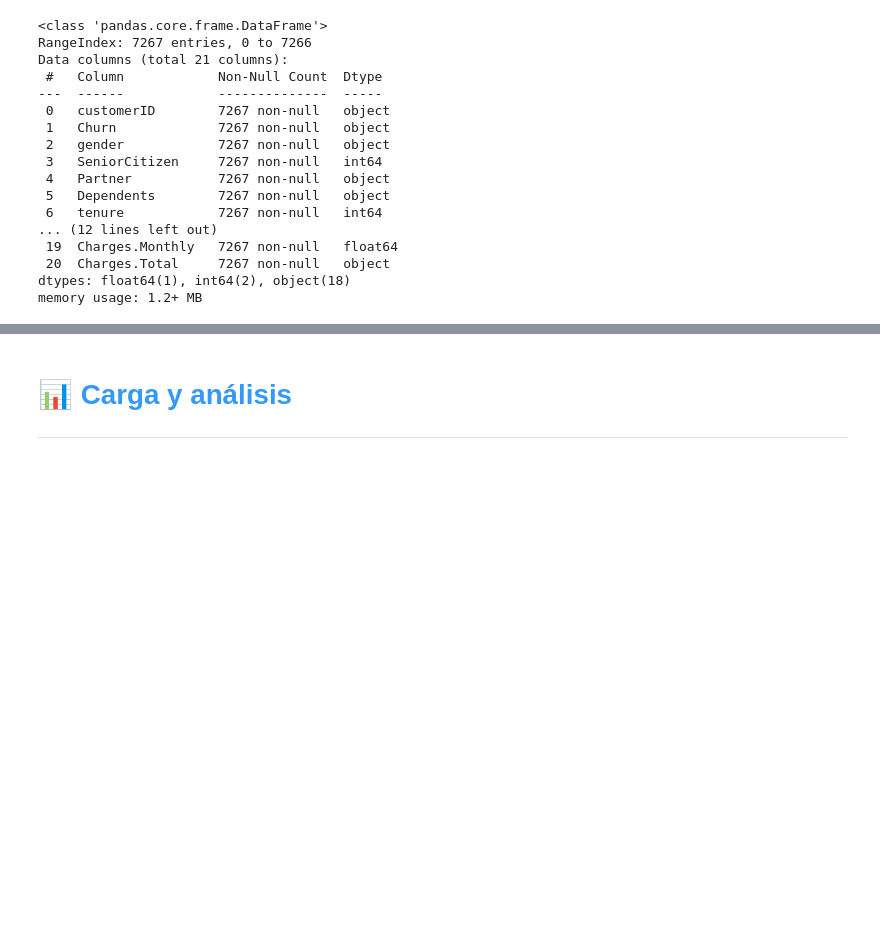
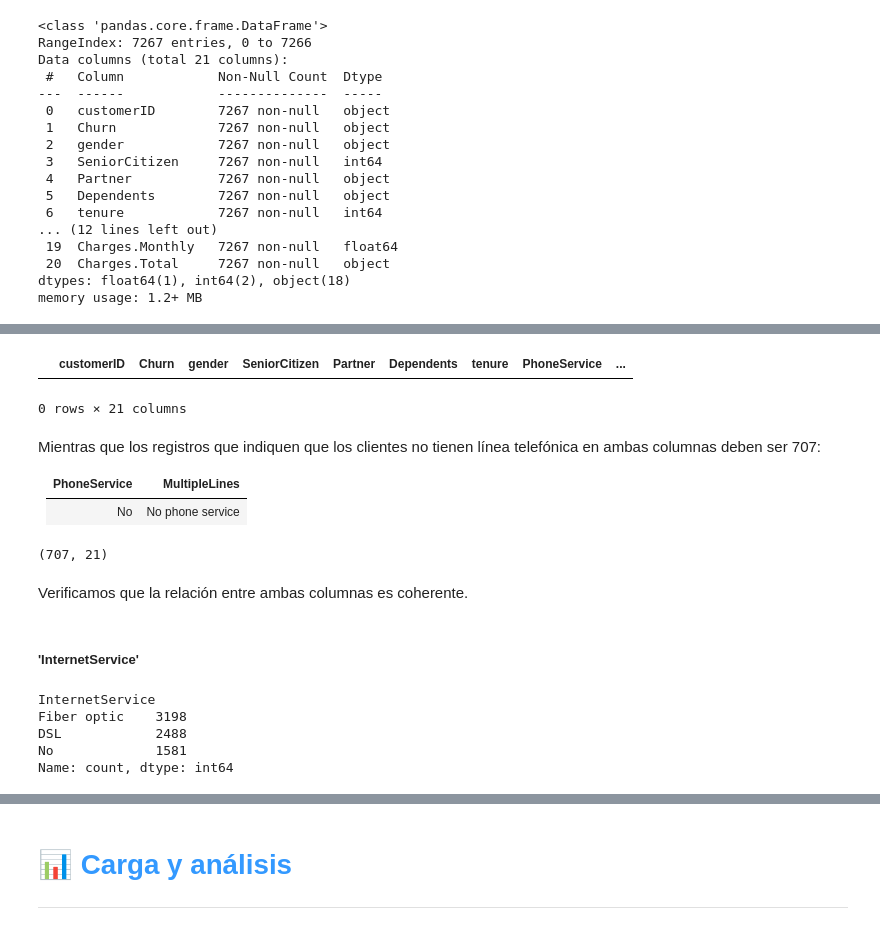
Before and after one commit to carloslozano-rg/challenge-telecom-x, a Jupyter notebook: TelecomX_LATAM.ipynb, the cells around one changed output, grey strips where cells are left out. Saved outputs shown, nothing was run; the diff lists cells and outputs as text; code cells hidden in the pictures; blank space fills up the shorter version.

```diff
--- a/TelecomX_LATAM.ipynb
+++ b/TelecomX_LATAM.ipynb
@@ -195,0 +351,27 @@ memory usage: 1.2+ MB
+# %%
+telecom_x_normalizado[(telecom_x_normalizado.PhoneService.isin(['No'])) & telecom_x_normalizado.MultipleLines.isin(['Yes', 'No'])]
+# %% [output]
+|  | customerID | Churn | gender | SeniorCitizen | Partner | Dependents | tenure | PhoneService | ... |
+0 rows × 21 columns
+# %% [markdown]
+Mientras que los registros que indiquen que los clientes no tienen línea telefónica en ambas columnas deben ser 707:
+
+|PhoneService|MultipleLines|
+|------------|-------------|
+|No|No phone service|
+# %%
+telecom_x_normalizado[(telecom_x_normalizado.PhoneService.isin(['No'])) & telecom_x_normalizado.MultipleLines.isin(['No phone service'])].shape
+# %% [output]
+(707, 21)
+# %% [markdown]
+Verificamos que la relación entre ambas columnas es coherente.
+# %% [markdown]
+##### 'InternetService'
+# %%
+telecom_x_normalizado.InternetService.value_counts()
+# %% [output]
+InternetService
+Fiber optic    3198
+DSL            2488
+No             1581
+Name: count, dtype: int64
```
Also changed, not shown: parts of 90 cells of this notebook.
